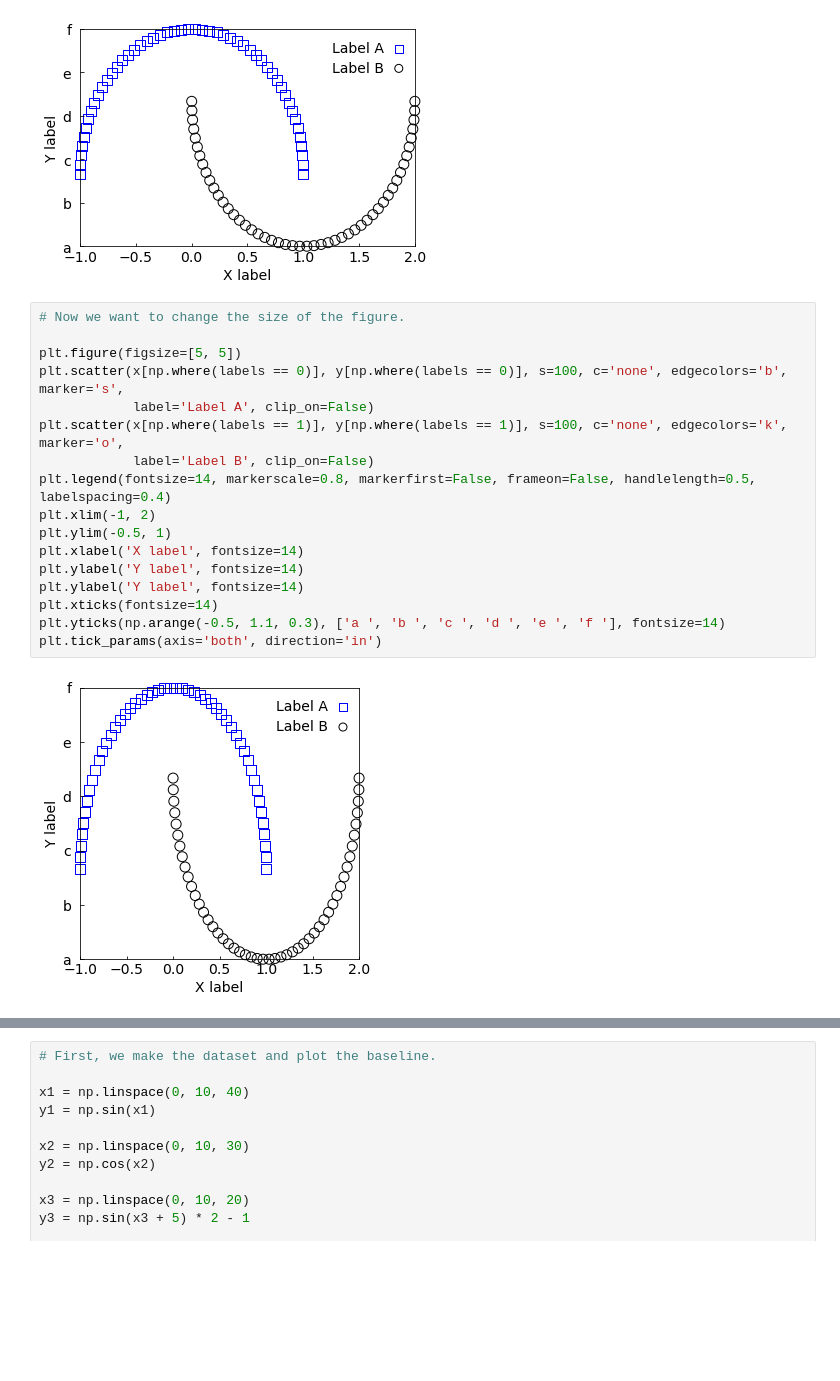
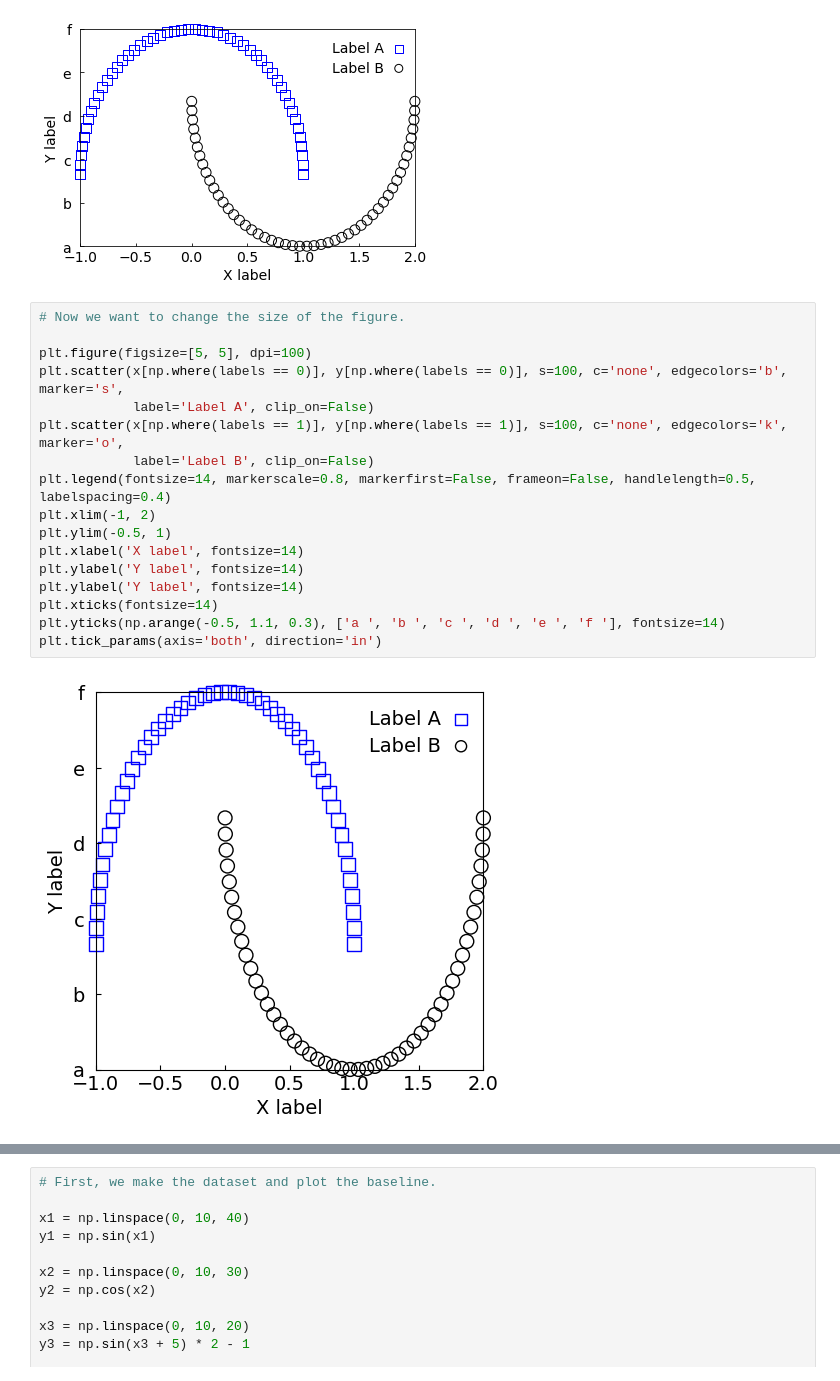
Before and after one commit to jiashu-z/how-to-plot, a Jupyter notebook: plotting-in-python.ipynb, the cells around one changed output, grey strips where cells are left out. Saved outputs shown, nothing was run; the diff lists cells and outputs as text; blank space fills up the shorter version.

```diff
--- a/plotting-in-python.ipynb
+++ b/plotting-in-python.ipynb
@@ -234,22 +234,22 @@ plt.tick_params(axis='both', direction='in')
 # %%
 # Now we want to change the size of the figure.
 
-plt.figure(figsize=[5, 5])
+plt.figure(figsize=[5, 5], dpi=100)
 plt.scatter(x[np.where(labels == 0)], y[np.where(labels == 0)], s=100, c='none', edgecolors='b', marker='s',
             label='Label A', clip_on=False)
 plt.scatter(x[np.where(labels == 1)], y[np.where(labels == 1)], s=100, c='none', edgecolors='k', marker='o',
             label='Label B', clip_on=False)
 plt.legend(fontsize=14, markerscale=0.8, markerfirst=False, frameon=False, handlelength=0.5, labelspacing=0.4)
 plt.xlim(-1, 2)
 plt.ylim(-0.5, 1)
 plt.xlabel('X label', fontsize=14)
 plt.ylabel('Y label', fontsize=14)
 plt.ylabel('Y label', fontsize=14)
 plt.xticks(fontsize=14)
 plt.yticks(np.arange(-0.5, 1.1, 0.3), ['a ', 'b ', 'c ', 'd ', 'e ', 'f '], fontsize=14)
 plt.tick_params(axis='both', direction='in')
 # %% [output]
-[figure, old version]
+[figure, new version]
 # %%
 # Now we want to change the size of the figure.
 
```
Also changed, not shown: parts of 8 cells of this notebook.
